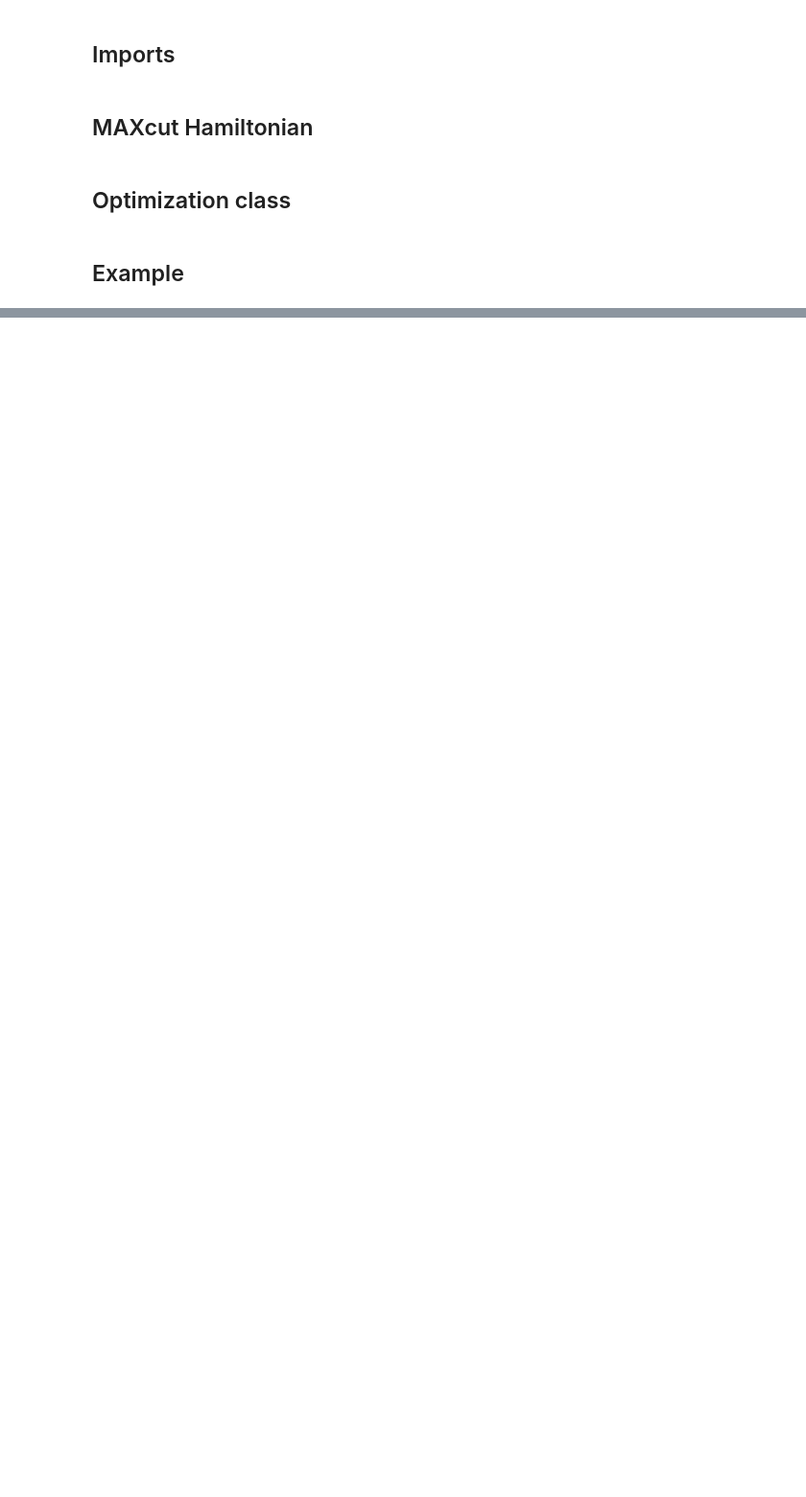
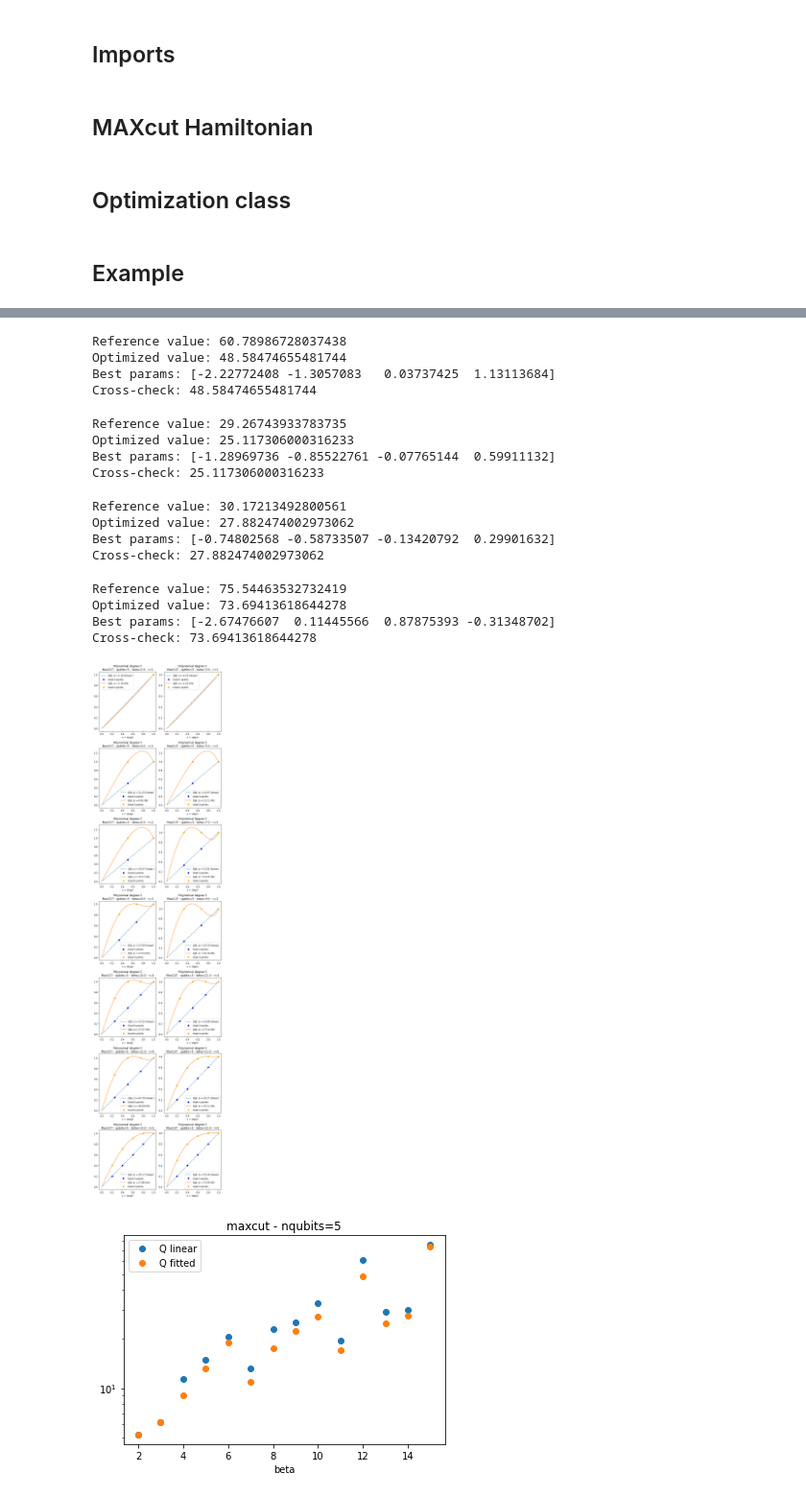
Before and after one commit to scarrazza/QITE, a Jupyter notebook: crosscheck.ipynb, the cells around one changed output, grey strips where cells are left out. Shown at 96% size. Saved outputs shown, nothing was run; the diff lists cells and outputs as text; code cells hidden in the pictures; blank space fills up the shorter version.

```diff
--- a/crosscheck.ipynb
+++ b/crosscheck.ipynb
@@ -140,0 +240,53 @@ Best params: [-32.1653551   55.56680409 -45.57110585  14.28545002]
+# %%
+# setup
+nqubits = 5
+
+qref = []
+qopt = []
+
+plt.figure(figsize=(8,32))
+for beta in range(2, 16):
+    plt.subplot(7,2,beta-1)
+    plt.tight_layout()
+    r = np.int64(np.ceil(beta/3))
+    model = FragmentedQuITE(maxcut(nqubits, norm=40.0, random_graph=True), r, beta, Qu)
+
+    def myschedule(t, params):
+        f = sum(p * t ** (i + 2) for i, p in enumerate(params))
+        f += (1 - np.sum(params)) * t
+        return f
+
+    initial_guess = np.zeros(4)
+    initial_guess[0] = 0.1
+    result, params = model.minimize(myschedule, initial_parameters=initial_guess,
+                                    method='COBYLA', options={'maxiter':50000})
+    reference = model.reference_query()
+    print('Reference value:', reference)
+    print('Optimized value:', result)
+    print('Best params:', params)
+    print('Cross-check:', model.compute_query(params, myschedule))
+    qref.append(reference)
+    qopt.append(result)
+
+    # plot
+    x = np.linspace(0,1,50)
+    xr = np.array(range(1,r+1))/r
+    plt.title('Polynomial degree %d\nMaxCUT - qubits=%d - beta=%.1f - r=%d' % (len(initial_guess)+1,nqubits, beta, r))
+    plt.plot(x, [i for i in x], '--', label=r'$Q(\beta,\epsilon)=%.2f$ (linear)' % reference);
+    plt.plot(xr, xr, 'o', color='blue', label='Used k points')
+    plt.plot(x, [myschedule(i, params) for i in x], label=r'$Q(\beta,\epsilon)=%.2f$ (fit)' % result);
+    plt.plot(xr,[myschedule(ixr, params) for ixr in xr], 'o', color='orange', label='Used k points')
+    plt.xlabel('x = step/r')
+    plt.legend();
+plt.savefig('p2_maxcut_nqubits%d_pol%d.png' % (nqubits, len(initial_guess)+1))
+
+
+plt.figure()
+plt.title('maxcut - nqubits=%d' % nqubits)
+plt.plot(range(2, 16), qref, 'o', label='Q linear')
+plt.plot(range(2, 16), qopt, 'o', label='Q fitted')
+plt.yscale('log')
+plt.legend();
+plt.xlabel('beta')
+plt.savefig('p2_all_maxcut_nqubits%d_pol%d.png' % (nqubits, len(initial_guess)+1))
+# %% [output]
@@ -140,0 +333,18 @@ Best params: [-32.1653551   55.56680409 -45.57110585  14.28545002]
+Reference value: 60.78986728037438
+Optimized value: 48.58474655481744
+Best params: [-2.22772408 -1.3057083   0.03737425  1.13113684]
+Cross-check: 48.58474655481744
+Reference value: 29.26743933783735
+Optimized value: 25.117306000316233
+Best params: [-1.28969736 -0.85522761 -0.07765144  0.59911132]
+Cross-check: 25.117306000316233
+Reference value: 30.17213492800561
+Optimized value: 27.882474002973062
+Best params: [-0.74802568 -0.58733507 -0.13420792  0.29901632]
+Cross-check: 27.882474002973062
+Reference value: 75.54463532732419
+Optimized value: 73.69413618644278
+Best params: [-2.67476607  0.11445566  0.87875393 -0.31348702]
+Cross-check: 73.69413618644278
+[figure, added]
+[figure, added]
```
Also changed, not shown: parts of 5 cells of this notebook.
